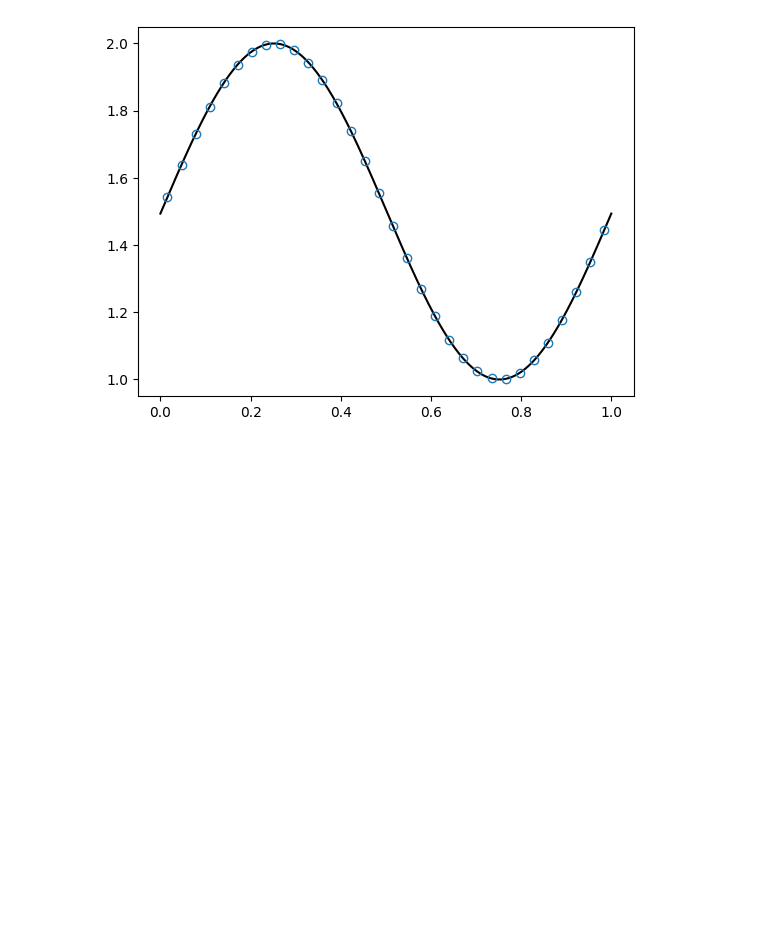
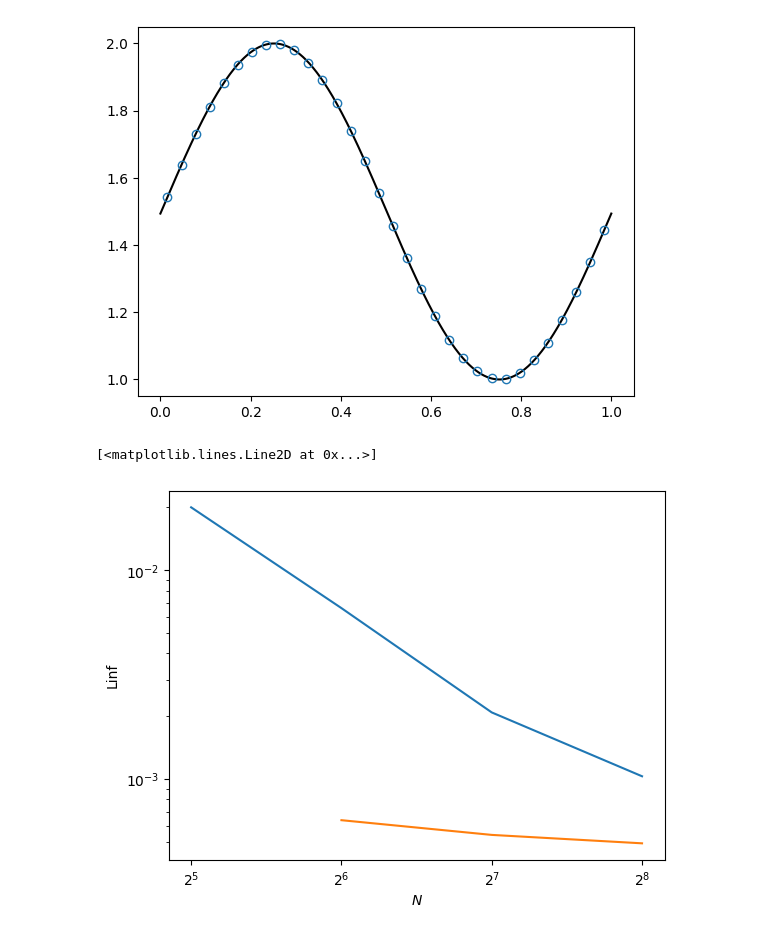
Before and after one commit to jpalafou/ramses2, a Jupyter notebook: notebooks/compare_1d_outputs.ipynb, the cells around one changed output. Cells and saved outputs as stored; diff of their text form; code cells hidden in the pictures; blank space fills up the shorter version.

Commit message:
include error convergence plot for old MUSCL code and new fourth-order scheme

```diff
--- a/notebooks/compare_1d_outputs.ipynb
+++ b/notebooks/compare_1d_outputs.ipynb
@@ -44,3 +44,6 @@ def read_last_time(path):
             for part1, part2 in zip(parts[:-1], parts[1:]):
                 if part1 == "t=":
                     return float(part2)
+
+def get_output_and_time(path):
+    return read_last_output(path), read_last_time(path)
@@ -58,19 +59,29 @@ def analytical_solution(x, t):
     rho = rho_min + (rho_max - rho_min) * 0.5 * (1 + np.sin(2.0 * np.pi * y))
     return rho
 
-def get_cell_average(f, x, p):
+def get_cell_average(f, x, p=3):
     n = len(x)
-    h = (x[-1] - x[0]) / n
+    h = x[1] - x[0] # (x[-1] - x[0]) / (n - 1)
     # Gauss-Legendre quadrature
     x_gauss, w_gauss = np.polynomial.legendre.leggauss(-(-(p+1)//2))
     x_gauss *= h / 2.0
-    w_gauss *= h / 2.0
+    w_gauss /= 2.0
 
     cell_averages = np.zeros(n)
     for i, x_center in enumerate(x):
         x_cell = x_center + x_gauss
         cell_averages[i] = np.sum(w_gauss * f(x_cell))
     return cell_averages
+
+def compute_error(path, p=3):
+    try:
+        out, t = get_output_and_time(path)
+    except FileNotFoundError:
+        return None
+    x = out[:, 1]
+    rho = out[:, 2]
+    rho_exact = get_cell_average(lambda _x: analytical_solution(_x, t), x, p)
+    return np.max(np.abs(rho - rho_exact))
 # %%
 fig, ax = plt.subplots()
 
@@ -80,3 +91,24 @@ ax.plot(xfine, analytical_solution(xfine, t4), color='k')
 plot(ax, out4, linestyle='none', marker='o', mfc='none', label='p=3')
 # %% [output]
 [figure]
+# %%
+resolutions = [32, 64, 128, 256]
+old_errs = []
+new_errs = []
+
+for n in resolutions:
+    level = {32: 5, 64: 6, 128: 7, 256: 8}[n]
+    old_errs.append(compute_error(f"../out/sinus1d_level{level}_old.out"))
+    new_errs.append(compute_error(f"../out/sinus1d_level{level-1}_p3.out"))
+
+fig, ax = plt.subplots()
+ax.set_xlabel(r"$N$")
+ax.set_ylabel("Linf")
+ax.set_xscale("log", base=2)
+ax.set_yscale("log")
+
+ax.plot(resolutions, old_errs)
+ax.plot(resolutions, new_errs)
+# %% [output]
+[<matplotlib.lines.Line2D at 0x...>]
+[figure, added]
```
Also changed, not shown: parts of 2 cells of this notebook.
